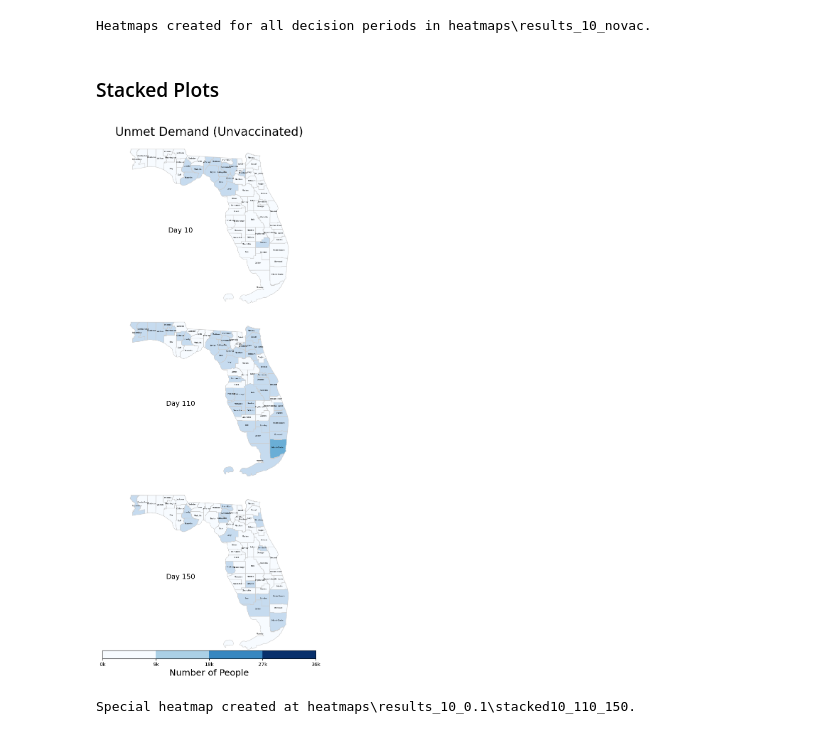
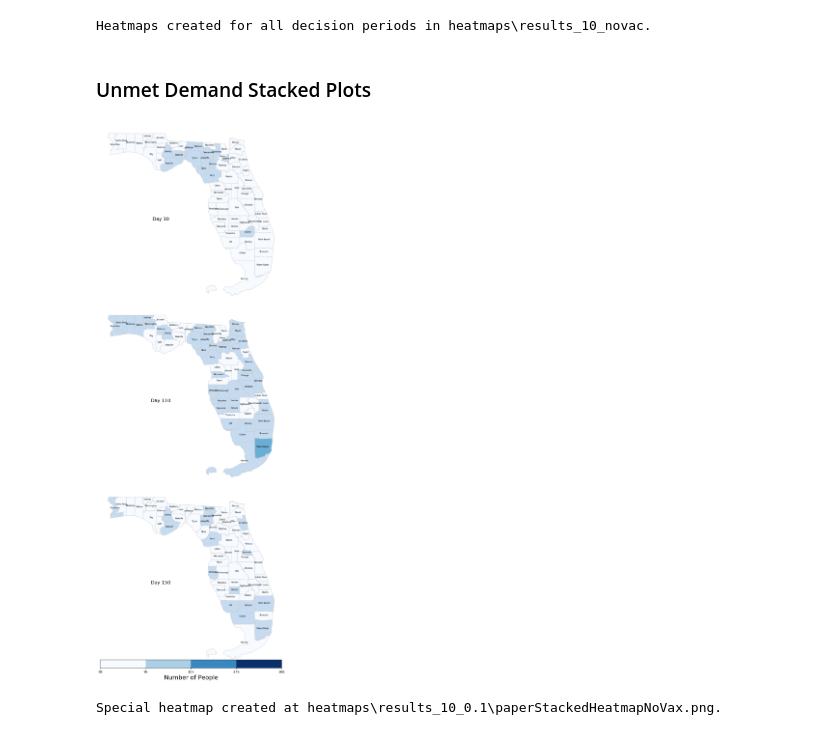
Before and after one commit to alexdelise/Data-Driven-SIRV-OR, a Jupyter notebook: patientAllocationandHeatMap.ipynb, the cells around one changed output. Cells and saved outputs as stored; diff of their text form; code cells hidden in the pictures.

Commit message:
generating plots

```diff
--- a/patientAllocationandHeatMap.ipynb
+++ b/patientAllocationandHeatMap.ipynb
@@ -171,7 +281,7 @@ for decision_period in decision_periods:
     plt.axis("off")
 
     # Save the heatmap as an image
-    output_file = os.path.join(output_folder, f"heatmap_decision_period_{decision_period}.png")
+    output_file = os.path.join(output_folder, f"heatmap_decision_period_{decision_period}_vax.png")
     plt.savefig(output_file, dpi=500, bbox_inches="tight")
     #plt.show()
     plt.close(fig)
@@ -180,7 +290,7 @@ print(f"Heatmaps created for all decision periods in {output_folder}.")
 # %% [output]
 Heatmaps created for all decision periods in heatmaps\results_10_novac.
 # %% [markdown]
-### Stacked Plots
+### Unmet Demand Stacked Plots
 # %%
 excel_file_path = r"outputData\results_ten_0.1.xlsx"
 u_data = pd.read_excel(excel_file_path, sheet_name="u")
@@ -229,10 +339,10 @@ day_labels   = [f"Day {i}" for i in special_days]
 
 fig, axes = plt.subplots(
     nrows=len(special_days), ncols=1,
-    figsize=(12, 15),
+    figsize=(15, 22.5),
     constrained_layout=True
 )
-fig.suptitle("Unmet Demand (Unvaccinated)", fontsize=24)
+#fig.suptitle("Unmet Demand (Vaccinated)", fontsize=24)
 
 for ax, day, label in zip(axes, special_days, day_labels):
     # Copy the day’s unmet demand into the GeoDataFrame
@@ -256,35 +366,35 @@ for ax, day, label in zip(axes, special_days, day_labels):
         ax.text(
             centroid.x, centroid.y,
             row["NAME"],
-            fontsize=4,
+            fontsize=6,
             ha="center",
             color="black"
         )
 
     # A label on the left margin for each subplot
     ax.text(
         -85.2, 27.5, label,
         fontsize=14, ha="center", va="center", color="black"
     )
     ax.axis("off")
 
 #Discrete Color Bar
 cbar_ax = fig.add_axes([0.25, 0.0, 0.5, 0.015])  # X, Y, width, height
 cbar = fig.colorbar(sm, cax=cbar_ax, orientation="horizontal")
 cbar.set_label("Number of People", fontsize=18)
 
 # Optional: Tweak tick locations & labels if desired
 cbar.set_ticks(bins)
 from math import ceil, floor
 cbar.ax.set_xticklabels([f"{ceil(i/1000):.2g}k" for i in bins])
 
 
 # Save and Display Image
-special_image_path = r"heatmaps\results_10_0.1\stacked10_110_150"
-plt.savefig(special_image_path, dpi=500, bbox_inches="tight")
+special_image_path = r"heatmaps\results_10_0.1\paperStackedHeatmapNoVax.png"
+plt.savefig(special_image_path, dpi=750, bbox_inches="tight")
 plt.show()
 
 print(f"Special heatmap created at {special_image_path}.")
 # %% [output]
-[figure, old version]
+[figure, new version]
-Special heatmap created at heatmaps\results_10_0.1\stacked10_110_150.
+Special heatmap created at heatmaps\results_10_0.1\paperStackedHeatmapNoVax.png.
```
Also changed, not shown: parts of 5 cells of this notebook, 41 other files.
